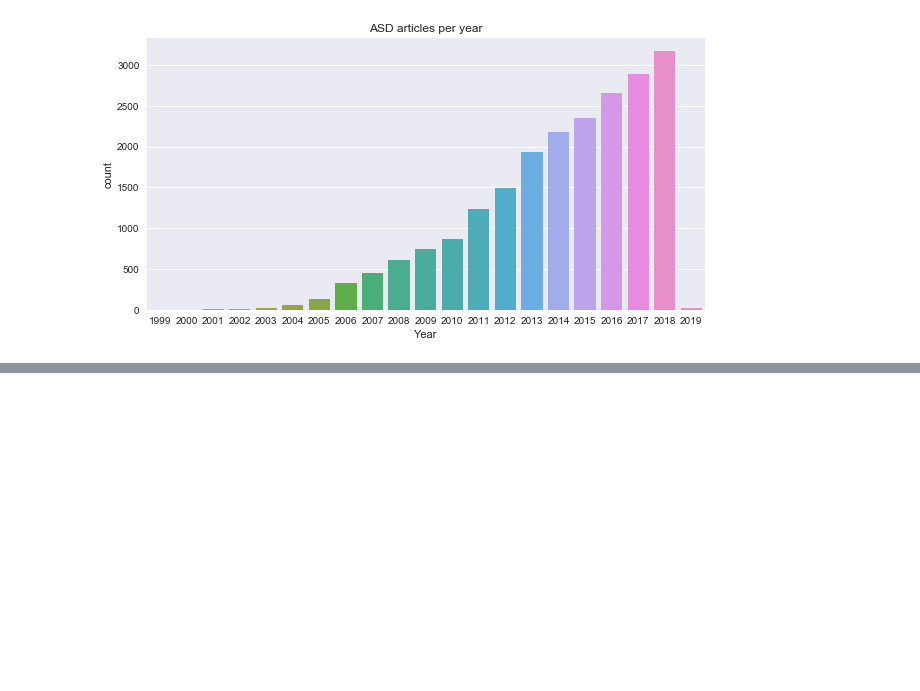
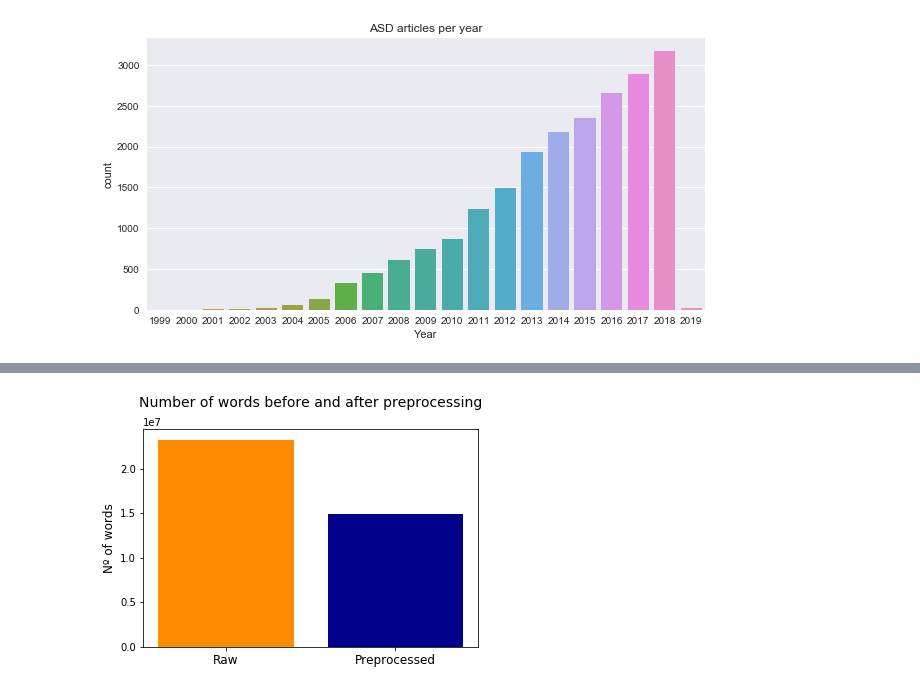
Before and after one commit to gbnegrini/word2vec-asd, a Jupyter notebook: asd-papers-pubmed-analysis.ipynb, the cells around one changed output, grey strips where cells are left out. Saved outputs shown, nothing was run; the diff lists cells and outputs as text; code cells hidden in the pictures; blank space fills up the shorter version.

```diff
--- a/asd-papers-pubmed-analysis.ipynb
+++ b/asd-papers-pubmed-analysis.ipynb
@@ -9,7 +9,10 @@ import re
 import matplotlib.pyplot as plt
 %matplotlib inline
 import nltk
-#nltk.download()
+from nltk.corpus import stopwords
+from nltk.stem.snowball import SnowballStemmer
+stemmer = SnowballStemmer('english')
+# nltk.download()
 email = 'gui-negrini@hotmail.com'
 # %% [markdown]
 ____________________________________________________________________________________
@@ -94,7 +97,7 @@ get_articles_info(autism_PMID_list)
 # %% [markdown]
 #### Exploring the data
 # %%
-# df_autism_articles = pd.read_csv('AutismArticlesInformation_2.csv')
+df_autism_articles = pd.read_csv('AutismArticlesRaw.csv')
 # %%
 df_autism_articles.head()
 # %% [output]
@@ -133,0 +201,8 @@ plt.show()
+# %%
+plt.bar([0,1], [total_word_count, cleaned_word_count], color=['darkorange', 'darkblue'])
+plt.ylabel('Nº of words', fontsize=12)
+plt.xticks([0,1], ['Raw','Preprocessed'], fontsize=12)
+plt.title('Number of words before and after preprocessing\n', fontsize=14)
+plt.show()
+# %% [output]
+[figure, added]
```
Also changed, not shown: parts of 10 cells of this notebook, 3 other files.
